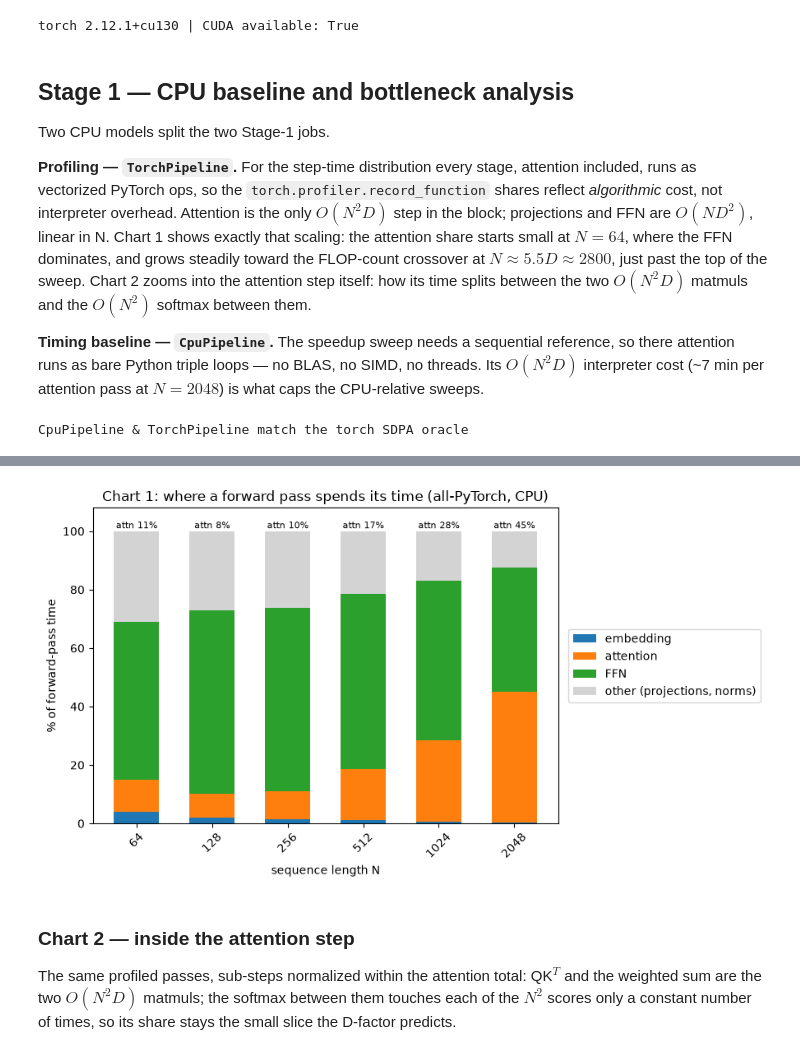
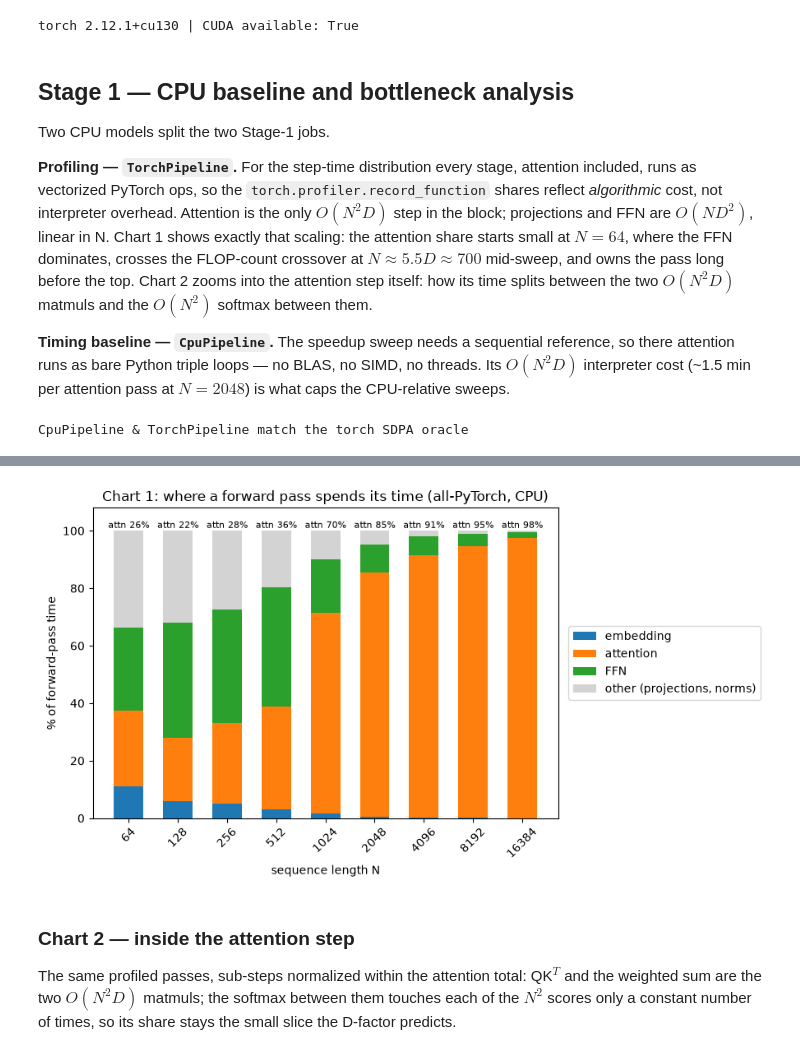
Before and after one commit to LtnLinh/Transformer-Attention-Mechanism, a Jupyter notebook: demo.ipynb, the cells around one changed output, grey strips where cells are left out. Saved outputs shown, nothing was run; the diff lists cells and outputs as text; code cells hidden in the pictures.

```diff
--- a/demo.ipynb
+++ b/demo.ipynb
@@ -35,8 +35,10 @@ print(f"torch {torch.__version__} | CUDA available: {cuda.is_available()}")
 # The two sweep groups. Everything that needs the python-loop CPU baseline
 # or a CPU-side profile stops at 2048; GPU-only sweeps run to 32768, the
 # last N whose N x N intermediates fit on the card.
-CPU_LENS = [2 ** x for x in range(6, 12)]   # 64 .. 2048   (Charts 1-2, 4, 9)
+CPU_LENS = [2 ** x for x in range(6, 12)]   # 64 .. 2048   (Charts 2, 4: python-loop-capped)
 GPU_LENS = [2 ** x for x in range(6, 16)]   # 64 .. 32768  (Charts 3, 5-7)
+PROFILE_LENS = [2 ** x for x in range(6, 15)]  # 64 .. 16384 (Charts 1, 9: the
+#                  all-PyTorch profile is BLAS-fast, feasible past the loop cap)
 # %% [output]
 torch 2.12.1+cu130 | CUDA available: True
 # %% [markdown]
@@ -50,14 +52,14 @@ attention included, runs as vectorized PyTorch ops, so the
 interpreter overhead. Attention is the only $O(N^2 D)$ step in the block;
 projections and FFN are $O(N D^2)$, linear in N. Chart 1 shows exactly that
 scaling: the attention share starts small at $N = 64$, where the FFN
-dominates, and grows steadily toward the FLOP-count crossover at
-$N \approx 5.5D \approx 2800$, just past the top of the sweep. Chart 2 zooms
+dominates, crosses the FLOP-count crossover at
+$N \approx 5.5D \approx 700$ mid-sweep, and owns the pass long before the top. Chart 2 zooms
 into the attention step itself: how its time splits between the two
 $O(N^2 D)$ matmuls and the $O(N^2)$ softmax between them.
 
 **Timing baseline — `CpuPipeline`.** The speedup sweep needs a sequential
 reference, so there attention runs as bare Python triple loops — no BLAS,
-no SIMD, no threads. Its $O(N^2 D)$ interpreter cost (~7 min per attention
+no SIMD, no threads. Its $O(N^2 D)$ interpreter cost (~1.5 min per attention
 pass at $N = 2048$) is what caps the CPU-relative sweeps.
 # %%
 # Correctness gate: both CPU models must match torch's SDPA oracle before
@@ -76,7 +78,7 @@ CpuPipeline & TorchPipeline match the torch SDPA oracle
 # %%
 # Chart 1 -- share of forward-pass time per coarse stage (all-PyTorch
 # pipeline). One profiled pass per N also yields the attention sub-step
-# shares Chart 2 reuses; the sub-steps nest inside 2_attention_total, so
+# shares Chart 2 reuses (its CPU_LENS prefix); the sub-steps nest inside 2_attention_total, so
 # "other" is computed against the coarse stages only (the profiler's own
 # remainder would double-count the nested labels).
 import matplotlib.pyplot as plt
@@ -85,7 +87,7 @@ import numpy as np
 torch_model = TorchPipeline().eval()
 pcts = [bench.step_percentages(torch_model, n,
                                steps=bench.STEPS_TOTAL + bench.ATTN_STEPS)
-        for n in CPU_LENS]
+        for n in PROFILE_LENS]
 
 parts = bench.STEPS_TOTAL + ["other"]
 names = {"1_embedding": "embedding", "2_attention_total": "attention",
@@ -94,8 +96,8 @@ colors = {"1_embedding": "tab:blue", "2_attention_total": "tab:orange",
           "3_ffn": "tab:green", "other": "lightgray"}
 
 fig, ax = plt.subplots(figsize=(9, 5))
-xpos = np.arange(len(CPU_LENS))
-bottom = np.zeros(len(CPU_LENS))
+xpos = np.arange(len(PROFILE_LENS))
+bottom = np.zeros(len(PROFILE_LENS))
 for part in parts:
     vals = np.array([100.0 - sum(p[s] for s in bench.STEPS_TOTAL)
                      if part == "other" else p[part] for p in pcts])
@@ -105,7 +107,7 @@ for part in parts:
 for xi, p in zip(xpos, pcts):  # annotate the attention share
     ax.text(xi, 101, f"attn {p['2_attention_total']:.0f}%", ha="center", fontsize=8)
 
-ax.set_xticks(xpos, CPU_LENS, rotation=45)
+ax.set_xticks(xpos, PROFILE_LENS, rotation=45)
 ax.set_xlabel("sequence length N")
 ax.set_ylabel("% of forward-pass time")
 ax.set_ylim(0, 108)
@@ -129,4 +137,4 @@ USDT:2026-08-17 09:38:20 632360:632360 ActivityProfilerController.cpp:455] profi
-[figure, old version]
+[figure, new version]
 # %% [markdown]
 ### Chart 2 — inside the attention step
 
```
Also changed, not shown: parts of 14 cells of this notebook, 4 other files.
